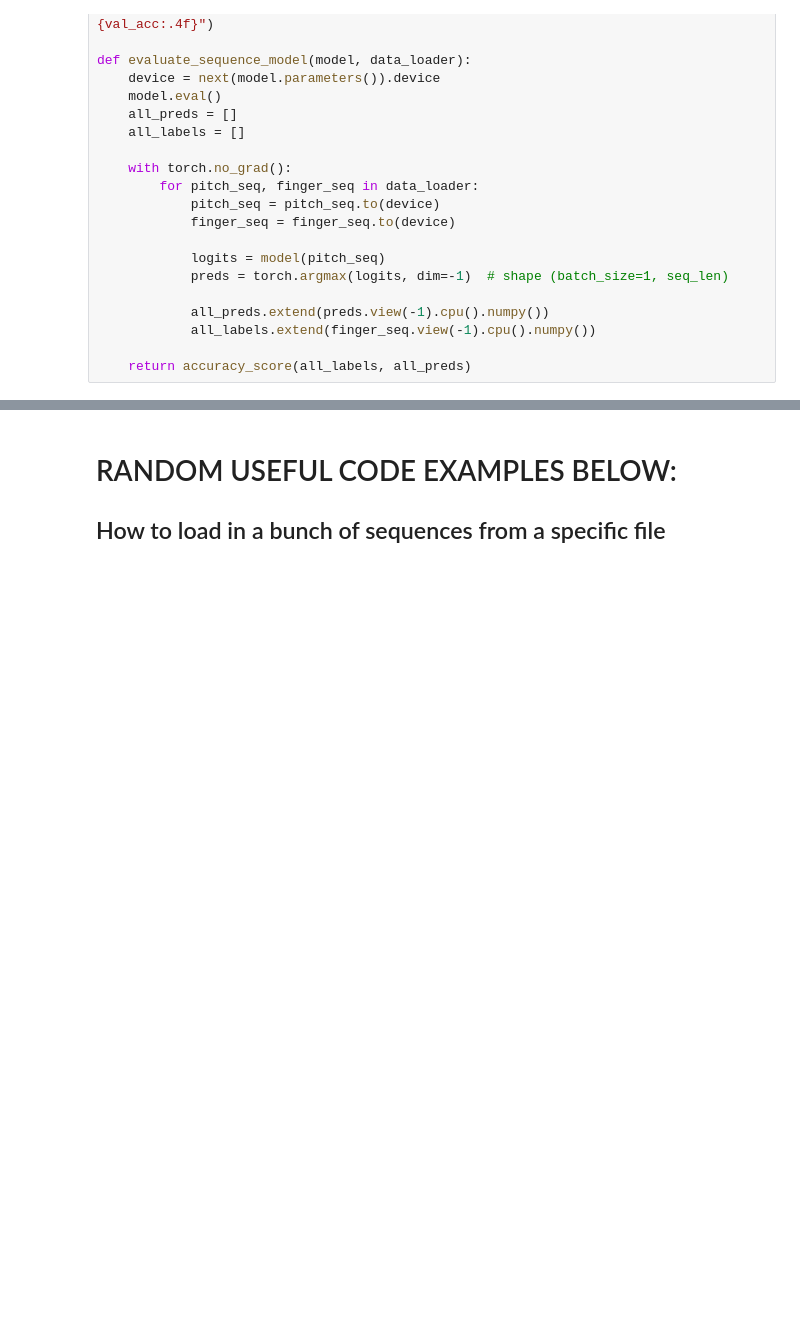
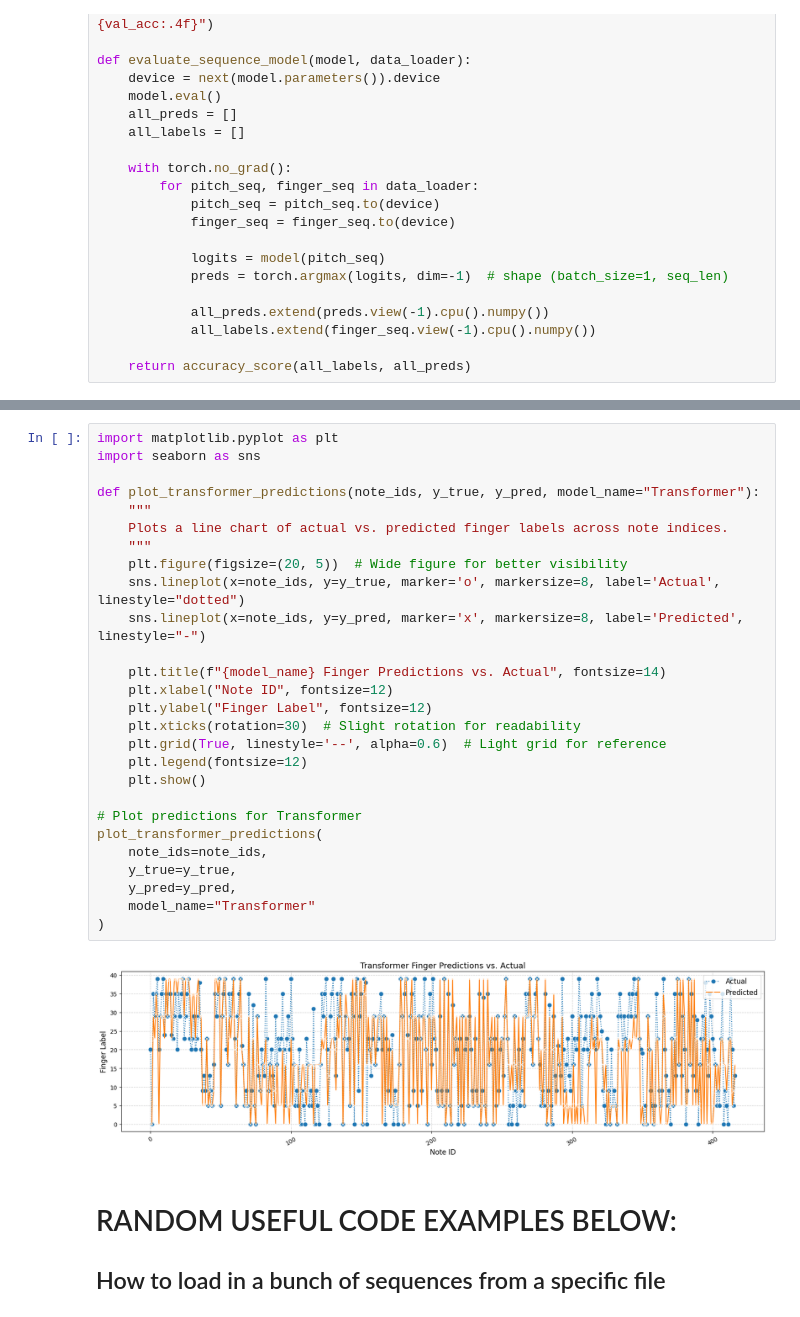
Before and after one commit to nathanjpaek/auto-pian, a Jupyter notebook: official_pig_baselines.ipynb, the cells around one changed output, grey strips where cells are left out. Cells and saved outputs as stored; diff of their text form; blank space fills up the shorter version.

```diff
--- a/official_pig_baselines.ipynb
+++ b/official_pig_baselines.ipynb
@@ -830,3 +1047,32 @@ plot_sequence_finger_predictions(
+# %%
+import matplotlib.pyplot as plt
+import seaborn as sns
+
+def plot_transformer_predictions(note_ids, y_true, y_pred, model_name="Transformer"):
+    """
+    Plots a line chart of actual vs. predicted finger labels across note indices.
+    """
+    plt.figure(figsize=(20, 5))  # Wide figure for better visibility
+    sns.lineplot(x=note_ids, y=y_true, marker='o', markersize=8, label='Actual', linestyle="dotted")
+    sns.lineplot(x=note_ids, y=y_pred, marker='x', markersize=8, label='Predicted', linestyle="-")
+
+    plt.title(f"{model_name} Finger Predictions vs. Actual", fontsize=14)
+    plt.xlabel("Note ID", fontsize=12)
+    plt.ylabel("Finger Label", fontsize=12)
+    plt.xticks(rotation=30)  # Slight rotation for readability
+    plt.grid(True, linestyle='--', alpha=0.6)  # Light grid for reference
+    plt.legend(fontsize=12)
+    plt.show()
+
+# Plot predictions for Transformer
+plot_transformer_predictions(
+    note_ids=note_ids,
+    y_true=y_true,
+    y_pred=y_pred,
+    model_name="Transformer"
+)
+# %% [output]
+[figure, added]
 # %% [markdown]
 # RANDOM USEFUL CODE EXAMPLES BELOW:
 ## How to load in a bunch of sequences from a specific file
```
Also changed, not shown: parts of 14 cells of this notebook.
